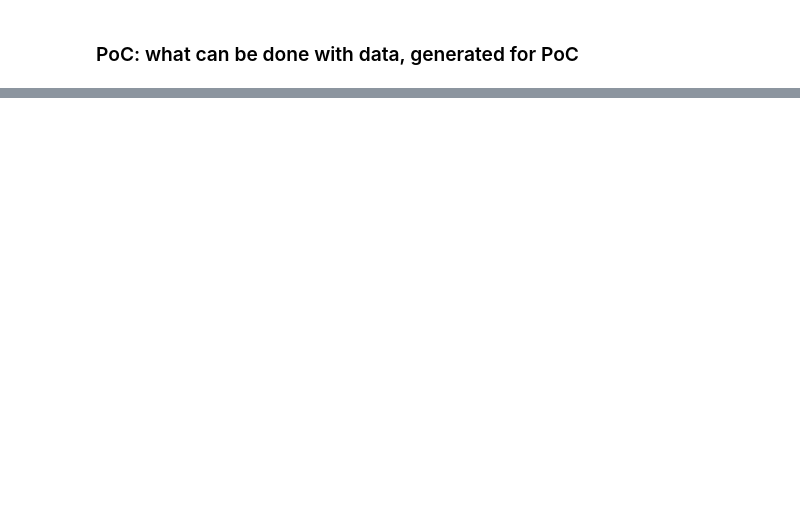
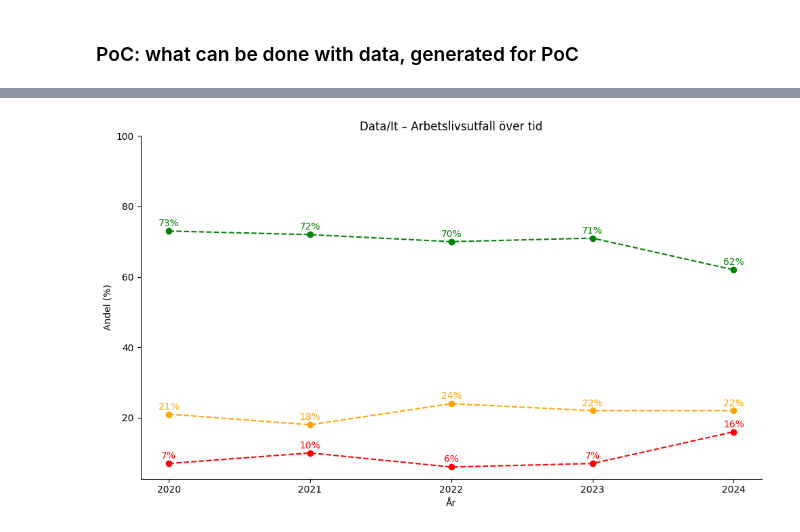
Before and after one commit to 964Code/The-Skool---Group-7, a Jupyter notebook: EDA/EDA_filip/EDA_arbete_eft_stud.ipynb, the cells around one changed output, grey strips where cells are left out. Drawn from its saved outputs; the diff is of its cells as text; code cells hidden in the pictures; blank space fills up the shorter version.

Commit message:
started changing plot for storytelling

```diff
--- a/EDA/EDA_filip/EDA_arbete_eft_stud.ipynb
+++ b/EDA/EDA_filip/EDA_arbete_eft_stud.ipynb
@@ -30,7 +30,8 @@ df_ej_inom_yrket = pd.read_excel("../../data/arb_inom_yrk_yh_exa/inte_alls_inom_
 df = df_total_inom_yrket.iloc[:, 1:]
 
 # Step 1: Get new column names from row 1 (index 1)
-new_cols = df.iloc[1, 1:6+1].tolist()  # Select columns 1 to 6 (Unnamed: 2 to Unnamed: 6)
+new_cols = df.iloc[1, 1:6+1].astype(int).tolist()  # Select columns 1 to 6 (Unnamed: 2 to Unnamed: 6)
+print(new_cols)
 
 # Step 2: Assign new names
 df.columns = ["Inriktning"] + new_cols  # First column (index 0) is "Inriktning"
@@ -59,13 +61,10 @@ df_test.head(20)
 def clean_custom(df):
     df = df.iloc[:, 1:].copy()
 
-    # Step 1: Get new column names from row 1 (index 1)
-    new_cols = df.iloc[1, 1:6+1].tolist()  # Select columns 1 to 6 (Unnamed: 2 to Unnamed: 6)
 
-    # Step 2: Assign new names
-    df.columns = ["Inriktning"] + new_cols  # First column (index 0) is "Inriktning"
+    new_cols = df.iloc[1, 1:6+1].astype(int).tolist()
 
-    # Step 3: Drop the first two rows (they were headers/empty)
+    df.columns = ["Inriktning"] + new_cols
     df = df.iloc[2:16].reset_index(drop=True)
 
     return df
@@ -162,0 +113,40 @@ plot_employment_outcomes("data/It", df_total, df_stor, df_viss, df_ej)
+# %%
+def plot_employment_outcomes(area, df_stor, df_viss, df_ej):
+    years = df_stor.columns[1:].astype(str)
+
+
+    stor = pd.to_numeric(df_stor[df_stor["Inriktning"] == area].iloc[0, 1:], errors="coerce")
+    viss = pd.to_numeric(df_viss[df_viss["Inriktning"] == area].iloc[0, 1:], errors="coerce")
+    ej = pd.to_numeric(df_ej[df_ej["Inriktning"] == area].iloc[0, 1:], errors="coerce")
+
+    fig, ax = plt.subplots(figsize=(10, 6))
+
+    ax.plot(years, stor, label="Stor del inom yrket", color="green", marker="o", linestyle="--")
+    ax.plot(years, viss, label="Viss del inom yrket", color="orange", marker="o", linestyle="--")
+    ax.plot(years, ej, label="Ej inom yrket", color="red", marker="o", linestyle="--")
+
+
+    for i, value in enumerate(stor):
+        ax.annotate(f"{value:.0f}%", (i, value), textcoords="offset points", xytext=(0,5), ha='center', color='green')
+    for i, value in enumerate(viss):
+        ax.annotate(f"{value:.0f}%", (i, value), textcoords="offset points", xytext=(0,5), ha='center', color='orange')
+    for i, value in enumerate(ej):
+        ax.annotate(f"{value:.0f}%", (i, value), textcoords="offset points", xytext=(0,5), ha='center', color='red')
+
+
+    ax.set_title(f"{area.title()} – Arbetslivsutfall över tid")
+    ax.set_xlabel("År")
+    ax.set_ylim(top=100)
+    ax.set_ylabel("Andel (%)")
+    ax.grid(False)
+
+    ax.spines["top"].set_visible(False)
+    ax.spines["right"].set_visible(False)
+
+    plt.tight_layout()
+    plt.show()
+
+
+plot_employment_outcomes("data/It", df_stor, df_viss, df_ej)
+# %% [output]
+[figure, added]
```
Also changed, not shown: parts of 3 cells of this notebook.
